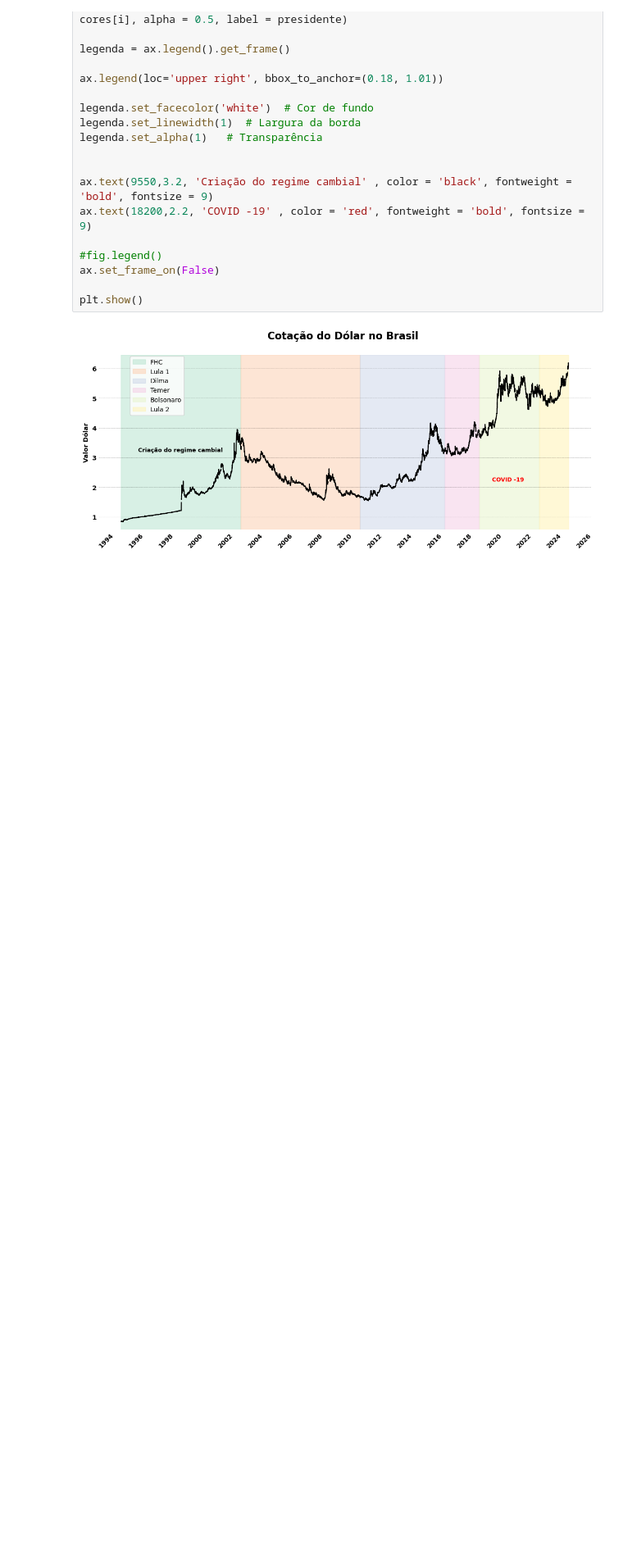
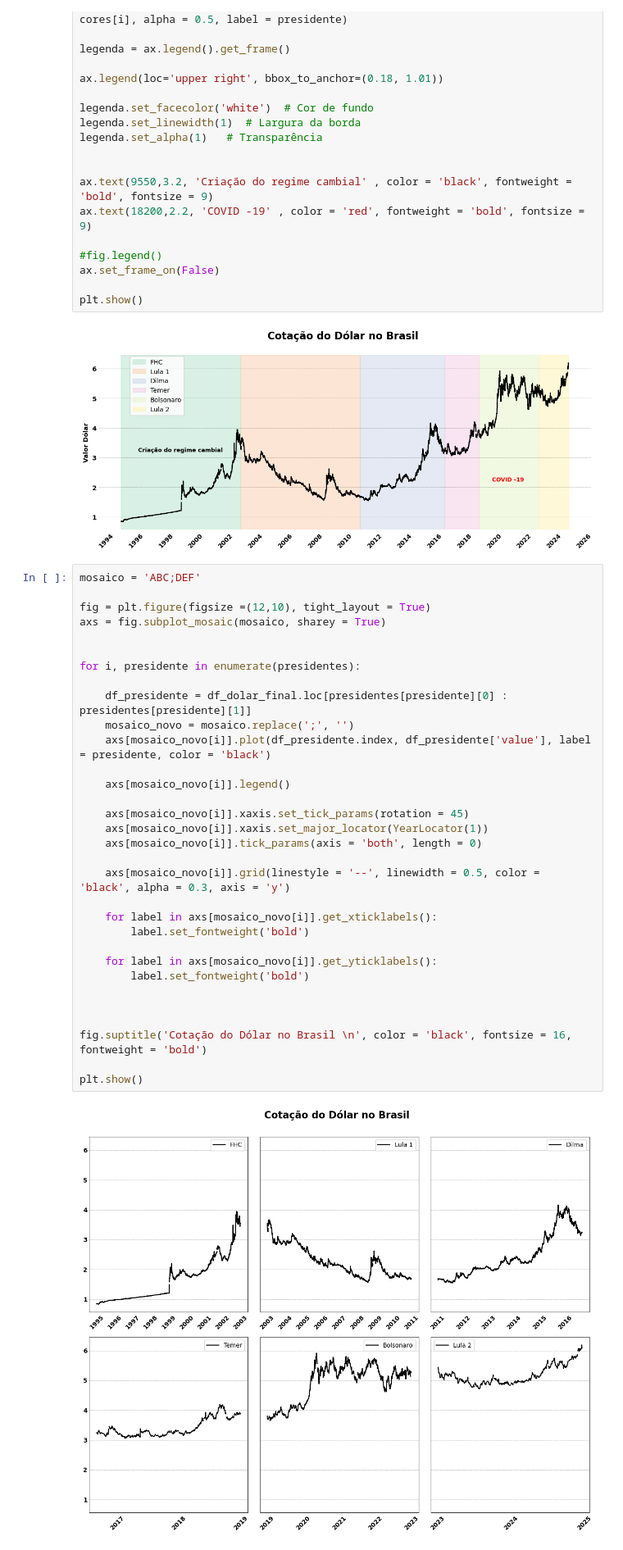
Before and after one commit to VieiraJulio/Dollar-Exchange-Rates-by-Brazilian-Government-API, a Jupyter notebook: API FRED - Presidentes.ipynb, the cells around one changed output. Shown: that part at 82% size. Saved outputs shown, nothing was run; the diff lists cells and outputs as text; blank space fills up the shorter version.

Commit message:
Começando o segundo visual

```diff
--- a/API FRED - Presidentes.ipynb
+++ b/API FRED - Presidentes.ipynb
@@ -310,3 +310,37 @@ ax.set_frame_on(False)
 plt.show()
 # %% [output]
 [figure]
+# %%
+mosaico = 'ABC;DEF'
+
+fig = plt.figure(figsize =(12,10), tight_layout = True)
+axs = fig.subplot_mosaic(mosaico, sharey = True)
+
+
+for i, presidente in enumerate(presidentes):
+
+    df_presidente = df_dolar_final.loc[presidentes[presidente][0] : presidentes[presidente][1]]
+    mosaico_novo = mosaico.replace(';', '')
+    axs[mosaico_novo[i]].plot(df_presidente.index, df_presidente['value'], label = presidente, color = 'black')
+
+    axs[mosaico_novo[i]].legend()
+
+    axs[mosaico_novo[i]].xaxis.set_tick_params(rotation = 45)
+    axs[mosaico_novo[i]].xaxis.set_major_locator(YearLocator(1))
+    axs[mosaico_novo[i]].tick_params(axis = 'both', length = 0)
+
+    axs[mosaico_novo[i]].grid(linestyle = '--', linewidth = 0.5, color = 'black', alpha = 0.3, axis = 'y')
+
+    for label in axs[mosaico_novo[i]].get_xticklabels():
+        label.set_fontweight('bold')
+
+    for label in axs[mosaico_novo[i]].get_yticklabels():
+        label.set_fontweight('bold')
+
+
+
+fig.suptitle('Cotação do Dólar no Brasil \n', color = 'black', fontsize = 16, fontweight = 'bold')
+
+plt.show()
+# %% [output]
+[figure, added]
```
